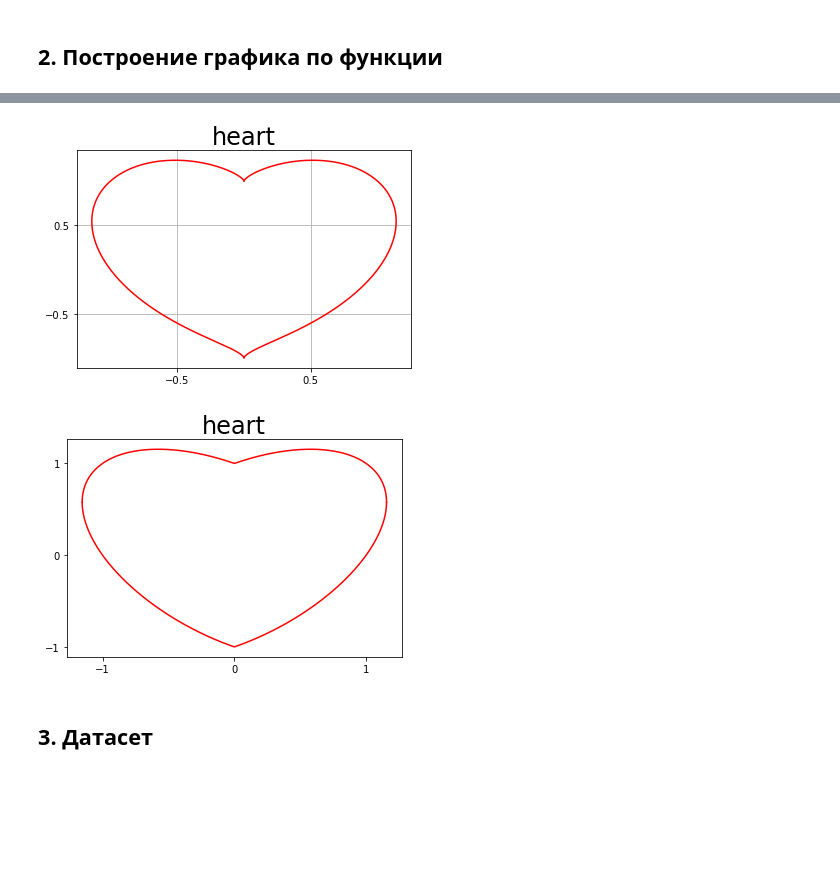
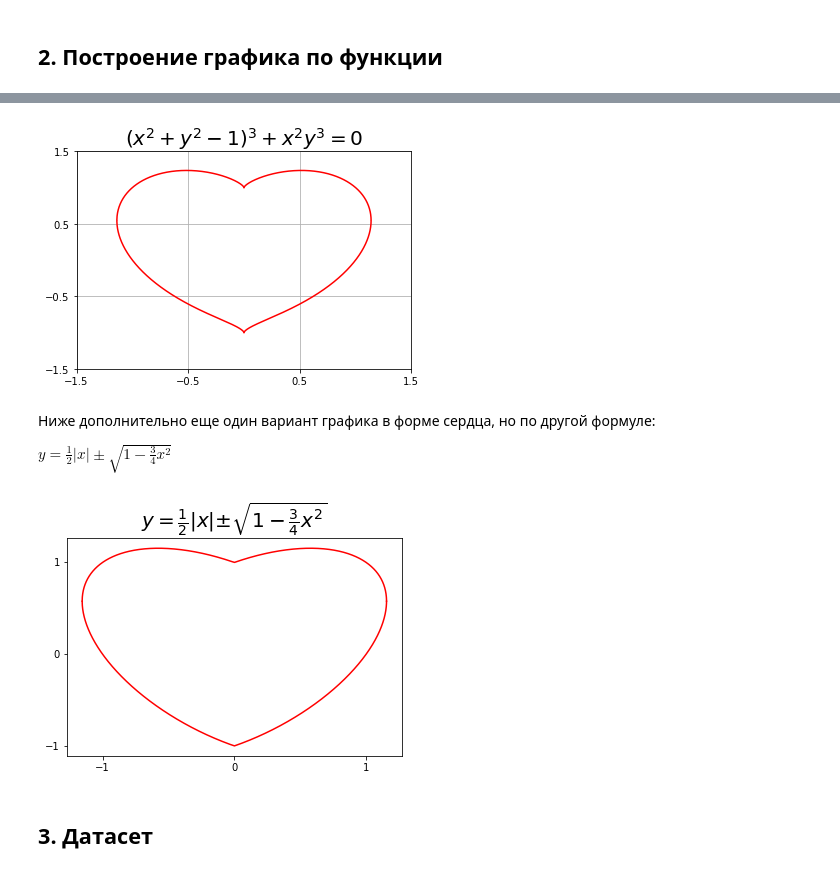
Before and after one commit to Lipetskiy/DE_Sprint, a Jupyter notebook: practicum_3/practicum_3.ipynb, the cells around one changed output, grey strips where cells are left out. Drawn from its saved outputs; the diff is of its cells as text; code cells hidden in the pictures; blank space fills up the shorter version.

```diff
--- a/practicum_3/practicum_3.ipynb
+++ b/practicum_3/practicum_3.ipynb
@@ -28,19 +66,19 @@ plt.show()
 # %%
-plt.title('heart', fontsize=24)
+plt.title(r'$(x^2+y^2-1)^3+x^2y^3=0$', fontsize=20)
 x = np.arange(-10, 10, 0.001)
 #y = np.arange(100, -100, 0.0001)
 # Разделим функцию на две части
 m = np.sqrt(np.power(-1*x, 4/3) - (4*np.square(-1*x)) + 4)
 k = np.sqrt(np.power(x, 4/3) - (4*np.square(x)) + 4)
 #np.sqrt(1-(3/4*np.square(x)))
-y1 = 0.5*(np.power(np.abs(x), 2/3) + m)
-y2 = 0.5*(np.power(np.abs(x), 2/3) - m)
-y3 = 0.5*(np.power(np.abs(x), 2/3) + k)
-y4 = 0.5*(np.power(np.abs(x), 2/3) - k)
+y1 = 0.5*(np.power(-x, 2/3) + m)
+y2 = 0.5*(np.power(-x, 2/3) - m)
+y3 = 0.5*(np.power(x, 2/3) + k)
+y4 = 0.5*(np.power(x, 2/3) - k)
 # Установить масштаб и интервал координат по оси x и оси y
 # Это не будет выглядеть хорошо, если вы не установите его самостоятельно
-my_x_ticks = np.arange(-0.5, 1.5)
-my_y_ticks = np.arange(-0.5, 1.5)
+my_x_ticks = np.arange(-1.5, 2.5)
+my_y_ticks = np.arange(-1.5, 2.5)
 plt.plot(x, y1, color='r')
 plt.plot(x, y2, color='r')
 plt.plot(x, y3, color='r')
@@ -50,25 +88,26 @@ plt.yticks(my_y_ticks)
 plt.grid()
 plt.show()
 # %% [output]
-[figure, old version]
+[figure, new version]
+# %% [markdown]
+Ниже дополнительно еще один вариант графика в форме сердца, но по другой формуле:
+
+$y = \frac{1}{2}|x|±\sqrt{1-\frac{3}{4}x^2}$
 # %%
-plt.title('heart', fontsize=24)
+plt.title(r'$y = \frac{1}{2}|x|±\sqrt{1-\frac{3}{4}x^2}$', fontsize=20)
 x = np.arange(-100, 100, 0.0001)
-# Разделим функцию на две части
 m = np.sqrt(1-(3/4*np.square(x)))
 y1 = 0.5*np.abs(x) + m
 y2 = 0.5*np.abs(x) - m
-# Установить масштаб и интервал координат по оси x и оси y
-# Это не будет выглядеть хорошо, если вы не установите его самостоятельно
 my_x_ticks = np.arange(-1, 2)
 my_y_ticks = np.arange(-1, 2)
 plt.plot(x, y1, color='r')
 plt.plot(x, y2, color='r')
 plt.xticks(my_x_ticks)
 plt.yticks(my_y_ticks)
 plt.show()
 # %% [output]
-[figure, old version]
+[figure, new version]
 # %% [markdown]
 ## 3. Датасет
 # %%
```
Also changed, not shown: parts of 34 cells of this notebook.
